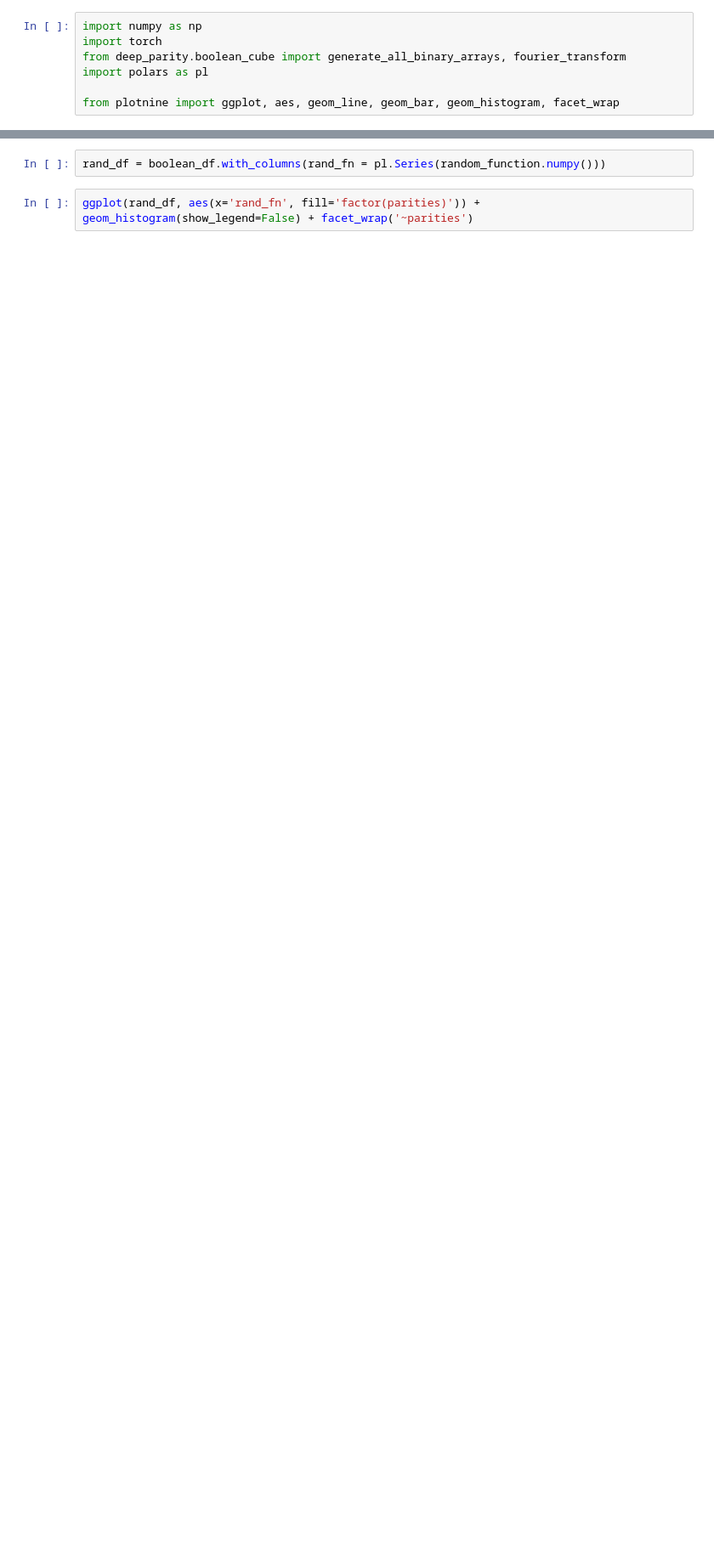
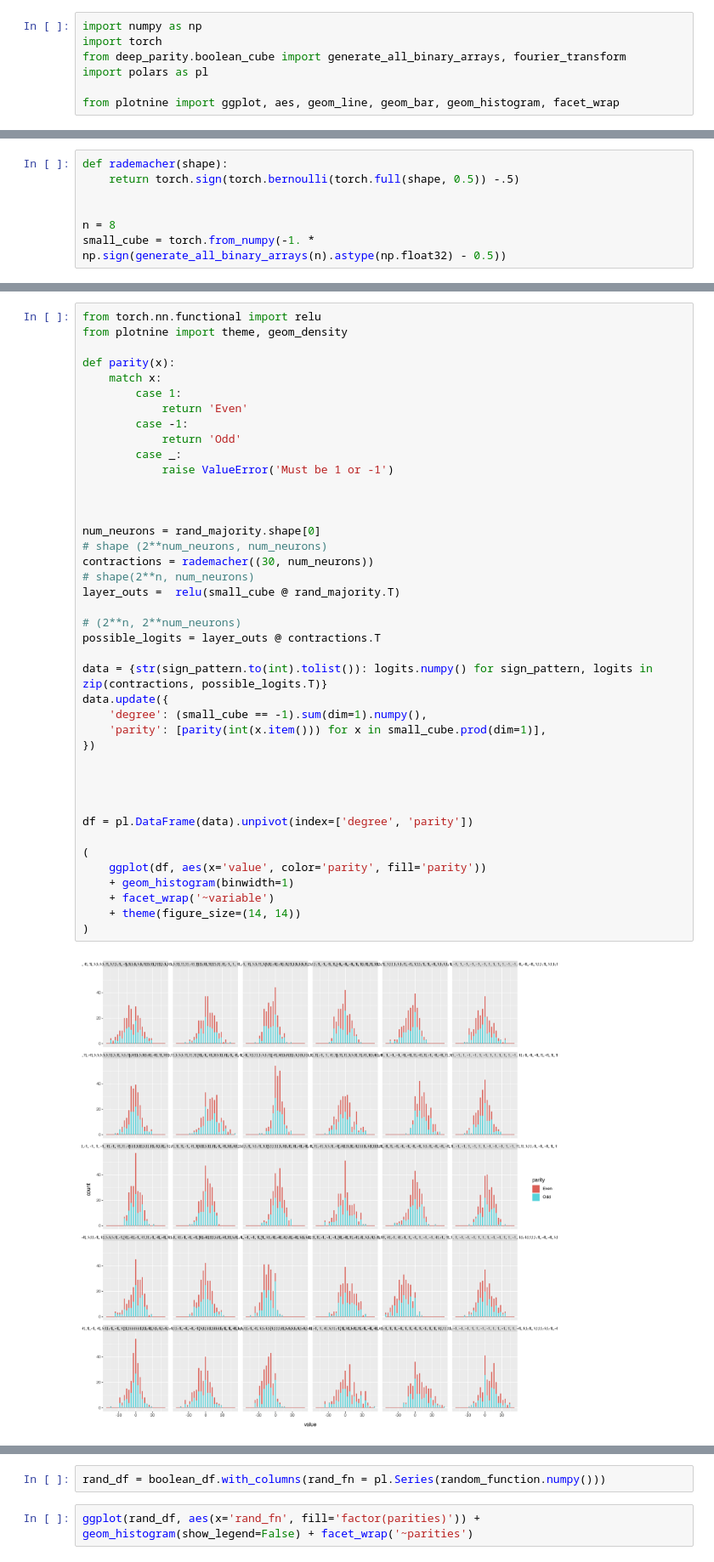
Before and after one commit to dashstander/deep-parity, a Jupyter notebook: random_functions.ipynb, the cells around one changed output, grey strips where cells are left out. Shown at 85% size. Drawn from its saved outputs; the diff is of its cells as text; blank space fills up the shorter version.

```diff
--- a/random_functions.ipynb
+++ b/random_functions.ipynb
@@ -80,0 +87,7 @@ Last 10 values: tensor([-0.3755,  0.2706, -0.1993,  0.2759,  0.1542, -0.1653, -0
+# %%
+def rademacher(shape):
+    return torch.sign(torch.bernoulli(torch.full(shape, 0.5)) -.5)
+
+
+n = 8
+small_cube = torch.from_numpy(-1. * np.sign(generate_all_binary_arrays(n).astype(np.float32) - 0.5))
@@ -80,0 +138,43 @@ Last 10 values: tensor([-0.3755,  0.2706, -0.1993,  0.2759,  0.1542, -0.1653, -0
+# %%
+from torch.nn.functional import relu
+from plotnine import theme, geom_density
+
+def parity(x):
+    match x:
+        case 1:
+            return 'Even'
+        case -1:
+            return 'Odd'
+        case _:
+            raise ValueError('Must be 1 or -1')
+
+
+
+num_neurons = rand_majority.shape[0]
+# shape (2**num_neurons, num_neurons)
+contractions = rademacher((30, num_neurons))
+# shape(2**n, num_neurons)
+layer_outs =  relu(small_cube @ rand_majority.T)
+
+# (2**n, 2**num_neurons)
+possible_logits = layer_outs @ contractions.T
+
+data = {str(sign_pattern.to(int).tolist()): logits.numpy() for sign_pattern, logits in zip(contractions, possible_logits.T)}
+data.update({
+    'degree': (small_cube == -1).sum(dim=1).numpy(),
+    'parity': [parity(int(x.item())) for x in small_cube.prod(dim=1)],
+})
+
+
+
+
+df = pl.DataFrame(data).unpivot(index=['degree', 'parity'])
+
+(
+    ggplot(df, aes(x='value', color='parity', fill='parity'))
+    + geom_histogram(binwidth=1)
+    + facet_wrap('~variable')
+    + theme(figure_size=(14, 14))
+)
+# %% [output]
+[figure, added]
```
Also changed, not shown: parts of 13 cells of this notebook, 3 other files.
